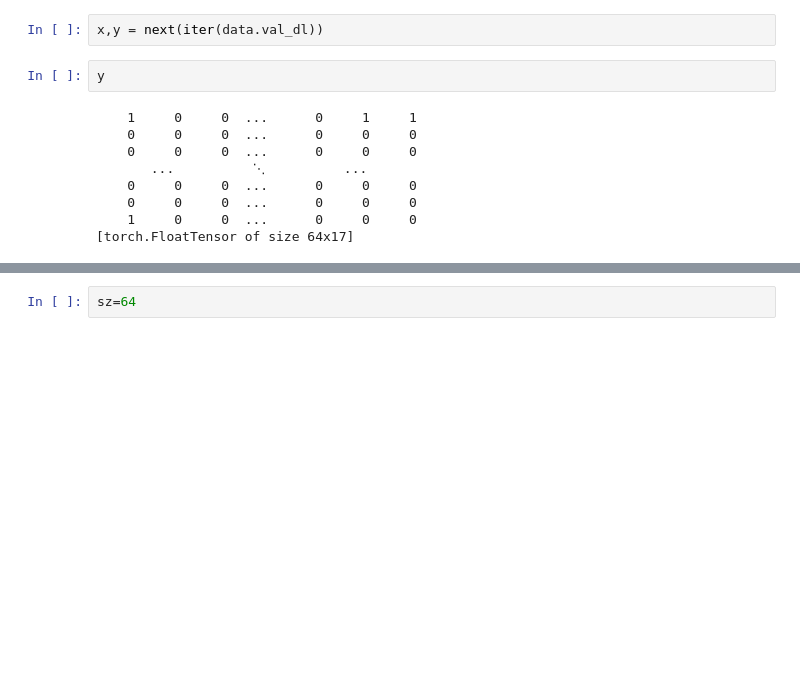
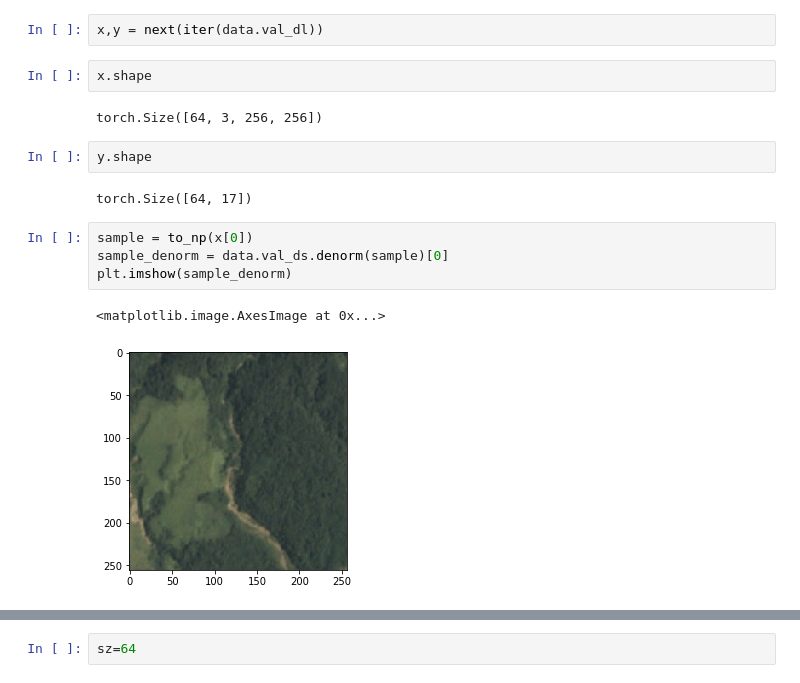
Before and after one commit to AmanDaVinci/DeepLabs, a Jupyter notebook: notebooks/image_models.ipynb, the cells around one changed output, grey strips where cells are left out. Drawn from its saved outputs; the diff is of its cells as text; blank space fills up the shorter version.

```diff
--- a/notebooks/image_models.ipynb
+++ b/notebooks/image_models.ipynb
@@ -60,16 +92,20 @@ data = get_data(256)
 # %%
 x,y = next(iter(data.val_dl))
+# %%
+x.shape
+# %% [output]
+torch.Size([64, 3, 256, 256])
 # %%
-y
+y.shape
 # %% [output]
-    1     0     0  ...      0     1     1
-    0     0     0  ...      0     0     0
-    0     0     0  ...      0     0     0
-       ...          ⋱          ...
-    0     0     0  ...      0     0     0
-    0     0     0  ...      0     0     0
-    1     0     0  ...      0     0     0
-[torch.FloatTensor of size 64x17]
+torch.Size([64, 17])
+# %%
+sample = to_np(x[0])
+sample_denorm = data.val_ds.denorm(sample)[0]
+plt.imshow(sample_denorm)
+# %% [output]
+<matplotlib.image.AxesImage at 0x...>
+[figure, added]
 # %%
 list(zip(data.classes, y[0]))
 # %% [output]
```
Also changed, not shown: parts of 43 cells of this notebook.
